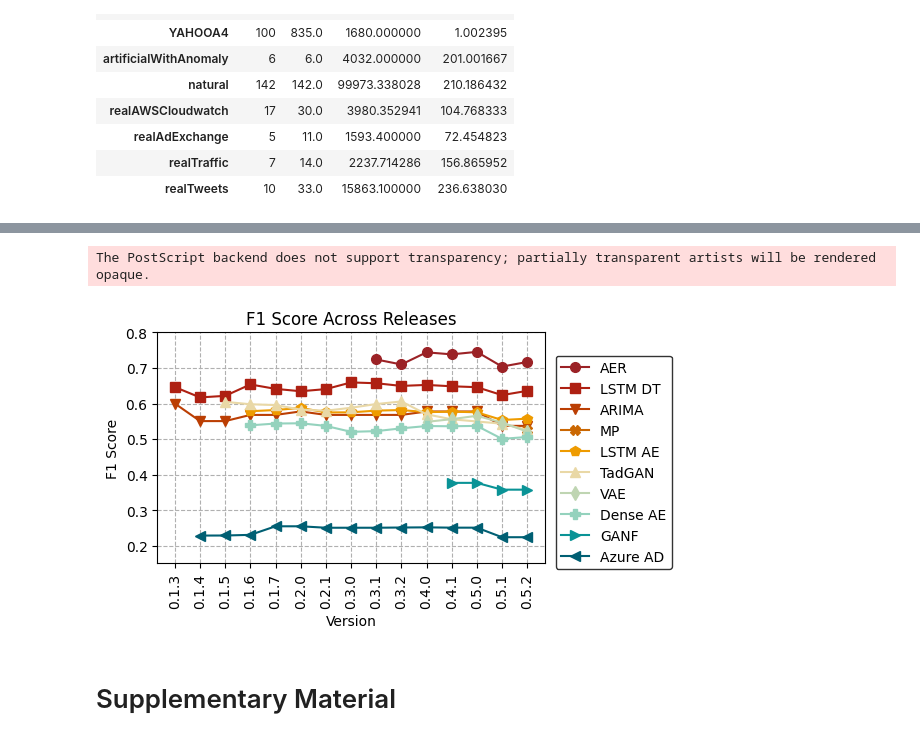
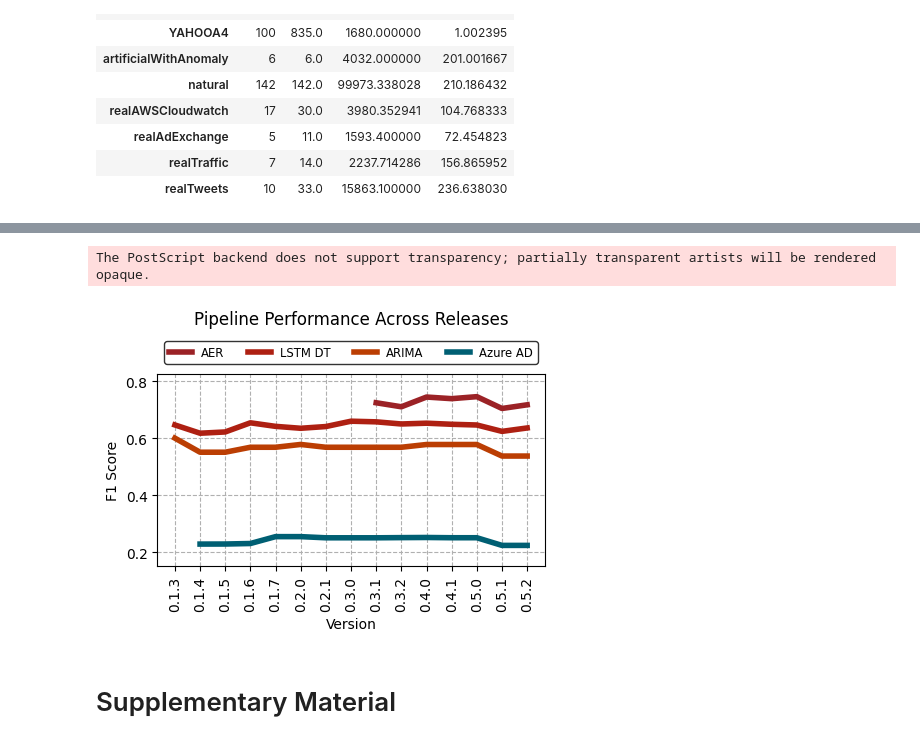
Before and after one commit to sarahmish/orionbench-paper, a Jupyter notebook: Figures & Tables.ipynb, the cells around one changed output, grey strips where cells are left out. Cells and saved outputs as stored; diff of their text form; code cells hidden in the pictures.

```diff
--- a/Figures & Tables.ipynb
+++ b/Figures & Tables.ipynb
@@ -35,8 +51,8 @@ The PostScript backend does not support transparency; partially transparent arti
 # %%
-figure_5b()
+figure_f1_progression()
 # %% [output]
 The PostScript backend does not support transparency; partially transparent artists will be rendered opaque.
-[figure, old version]
+[figure, new version]
 # %% [markdown]
 # Supplementary Material
 # %%
```
Also changed, not shown: parts of 10 cells of this notebook, 24 other files.
